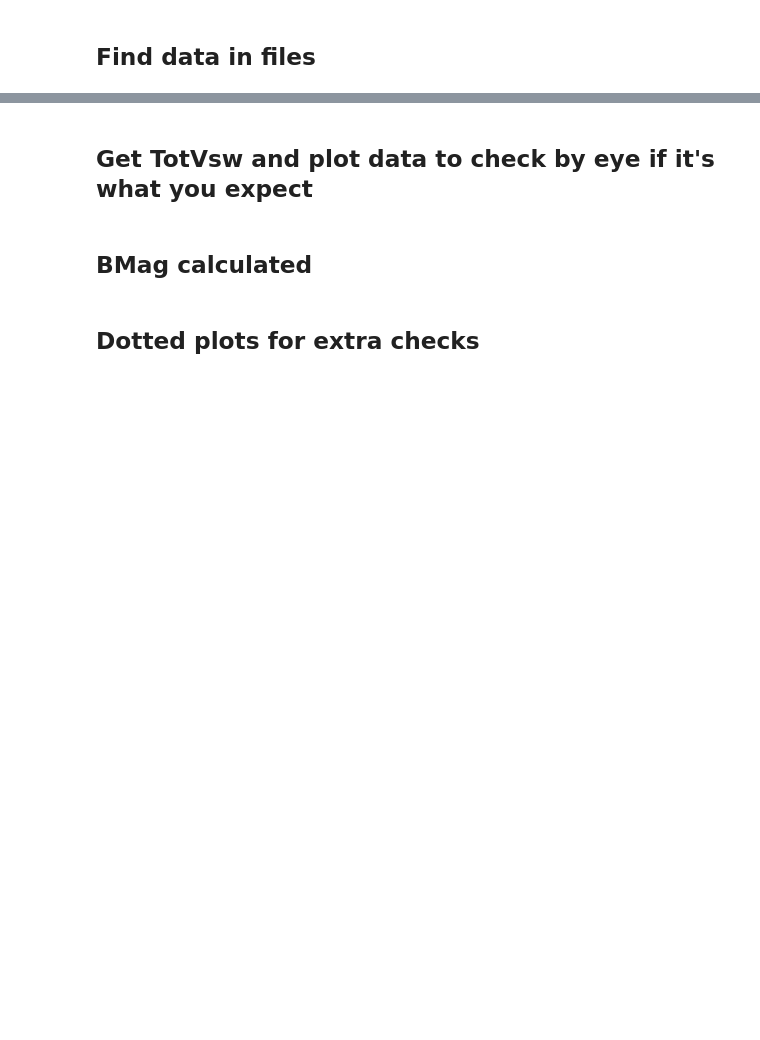
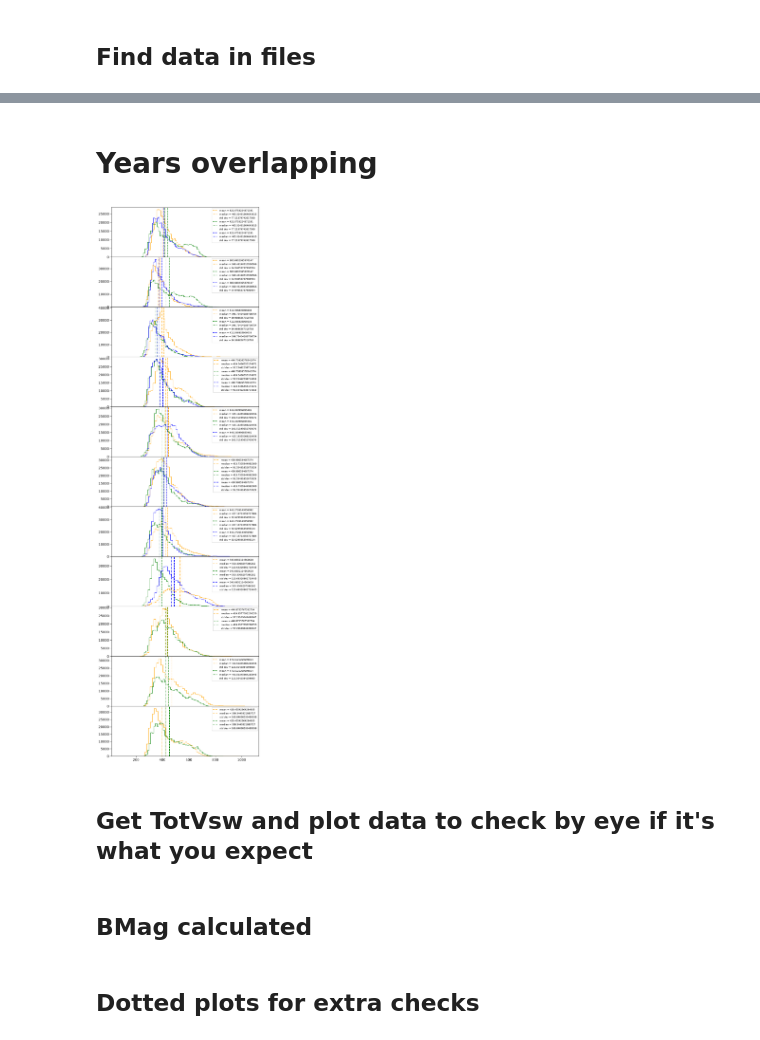
Before and after one commit to rahyndman/SolarWindCode, a Jupyter notebook: PlottingDataWindOnlyDataYearly.ipynb, the cells around one changed output, grey strips where cells are left out. Cells and saved outputs as stored; diff of their text form; code cells hidden in the pictures; blank space fills up the shorter version.

Commit message:
Now have compartisons of each year of each cycle.

```diff
--- a/PlottingDataWindOnlyDataYearly.ipynb
+++ b/PlottingDataWindOnlyDataYearly.ipynb
@@ -494,0 +516,11 @@ PlotHistSeparate(dataTimeSerieses[0:13], Plotting)
+# %% [markdown]
+# Years overlapping
+# %%
+Cycle23 = dataTimeSerieses[0:11]
+Cycle24 = dataTimeSerieses[11:22]
+Cycle25 = dataTimeSerieses[22:30]
+
+# print(Cycle23)
+# print(dataTimeSerieses)
+# PlotHistSeparate(dataTimeSerieses[13:25], Plotting)
+# PlotHistSeparate(dataTimeSerieses[25:], Plotting)
@@ -495,3 +624,35 @@ PlotHistSeparate(dataTimeSerieses[0:13], Plotting)
+# %%
+Bin = 50
+Alpha = 1
+SupTitle = 15
+Legend = 7.5
+figSize = (8,30)
+LegLoc = 'upper right'
+SpaceLR = [100, 5, 5, 5, 5]
+# Colours = ["red", "orange", "green", "blue"]
+Colours = ['pink','brown', 'red', 'orange', 'yellow', 'green', 'lightblue', 'blue', 'purple', 'violet','gold', 'pink', 'brown', 'red', 'orange', 'yellow', 'green', 'lightblue', 'blue', 'purple', 'violet', 'gold', 'pink', 'brown', 'red', 'orange', 'yellow', 'green', 'lightblue', 'blue', 'purple', 'violet', 'gold', 'pink', 'brown', 'red', 'orange', 'yellow', 'green', 'lightblue', 'blue', 'purple', 'violet', 'gold', 'pink']
+
+    # "Bx_GSEGSM", "ByGSE", "BzGSE"
+# dataTimeSerieses = [dataTSFirstDatesC23Min, dataTSFirstDatesC23Max, dataTSFirstDatesC24Min, dataTSFirstDatesC24Max]
+Plotting = ["TotVsw", "BMag", "Bx_GSEGSM", "ByGSE", "BzGSE"]#, "BZ_GSM"]
+Units = ["km/s", "nT", "nT", "nT", "nT"]#, "nT"]
+XAxisScale = ["linear", "linear", "linear", "linear", "linear"]#, "nT"]
+YAxisScale = ["linear", "linear", "linear", "linear", "linear"]#, "nT"]
+# YAxisScale = ["linear", "log", "log", "log", "log"]
+# YAxisScale = ["linear", "linear", "linear", "linear", "linear"]
+# XAxisScale = ["linear", "log", "log", "log", "log"]#, "nT"]
+# Plotting = ["TotVsw", "LogB", "Bx_GSEGSM", "ByGSE", "BzGSE"]#, "BZ_GSM"]
+# Units = ["km/s", "nT", "nT", "nT", "nT"]#, "nT"]
+# StartAndEnd = [[startDateC23Min, endDateC23Min], [startDateC23Max, endDateC23Max], [startDateC24Min, endDateC24Min], [startDateC23Max, endDateC23Max]]
+NoOfYears = 11
+
+# Cycle23 = dfToSeries(Cycle23)
+# Cycle24 = dfToSeries(Cycle24)
+# Cycle25 = dfToSeries(Cycle25)
+
+YearOverlap(Cycle23, Cycle24, Cycle25, Plotting, NoOfYears, figSize)
+# %% [output]
+[figure, added]
 # %%
 # dataTSC23Min.columns
 # %% [markdown]
```
Also changed, not shown: parts of 6 cells of this notebook, 1 other file.
